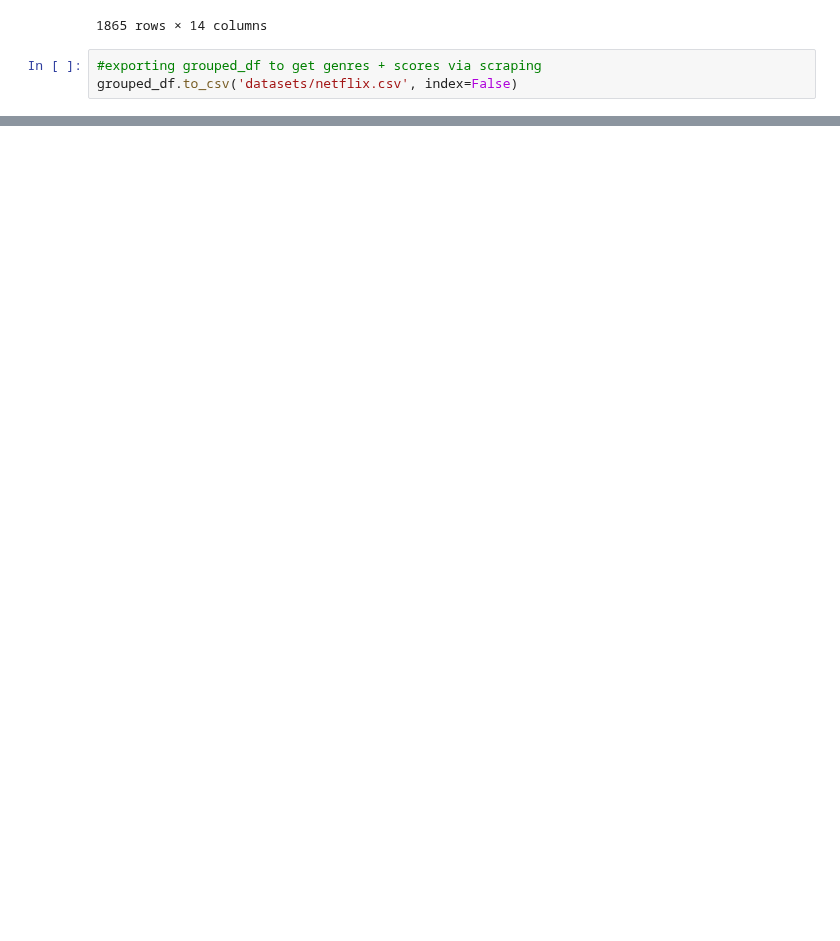
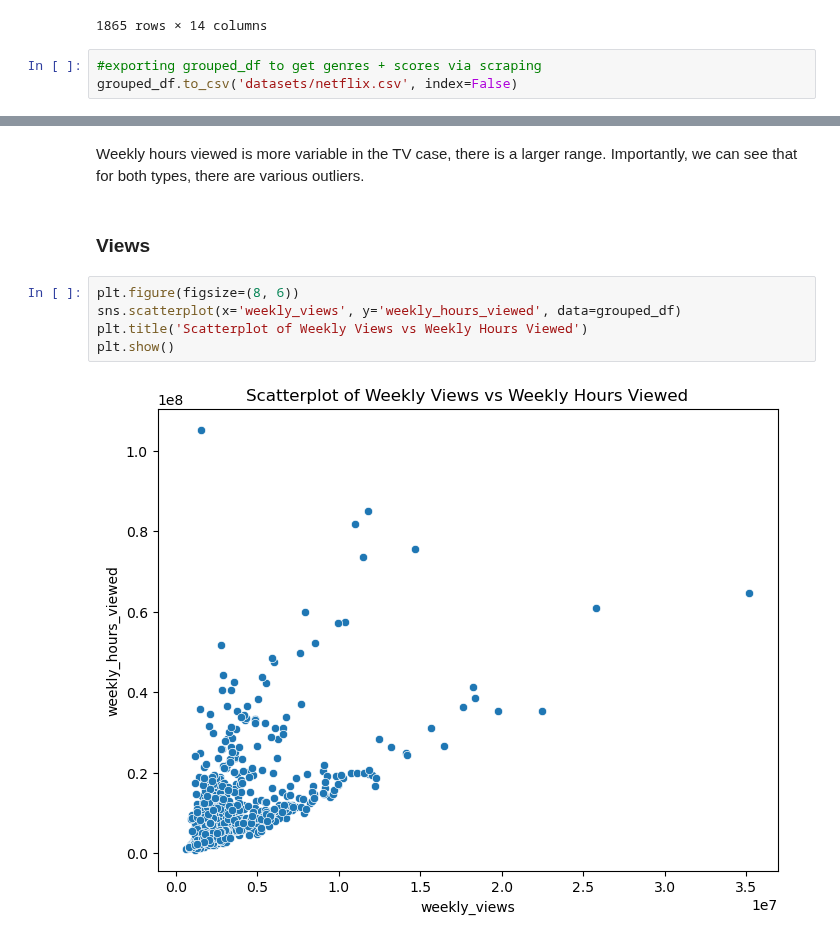
Before and after one commit to adelaidad/ORIE4741FinalProject, a Jupyter notebook: datasetconstruction.ipynb, the cells around one changed output, grey strips where cells are left out. Drawn from its saved outputs; the diff is of its cells as text; blank space fills up the shorter version.

```diff
--- a/datasetconstruction.ipynb
+++ b/datasetconstruction.ipynb
@@ -220,0 +166,11 @@ test_df
+# %% [markdown]
+Weekly hours viewed is more variable in the TV case, there is a larger range. Importantly, we can see that for both types, there are various outliers.
+# %% [markdown]
+### Views
+# %%
+plt.figure(figsize=(8, 6))
+sns.scatterplot(x='weekly_views', y='weekly_hours_viewed', data=grouped_df)
+plt.title('Scatterplot of Weekly Views vs Weekly Hours Viewed')
+plt.show()
+# %% [output]
+[figure, added]
```
Also changed, not shown: parts of 18 cells of this notebook, 2 other files.
